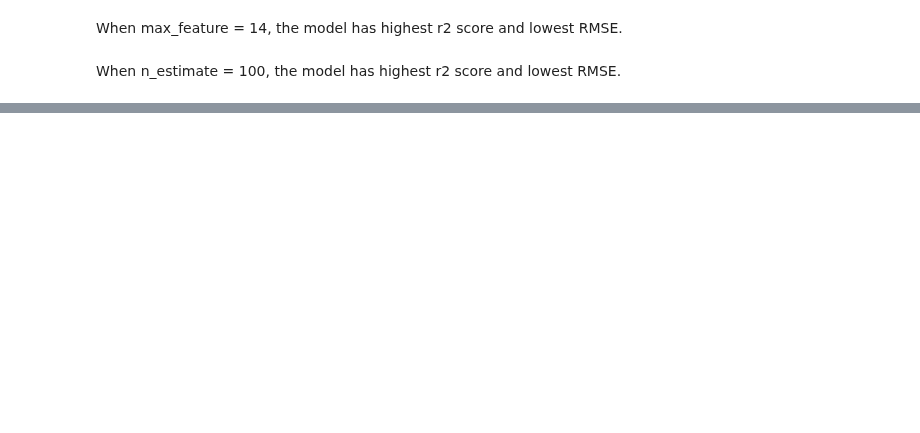
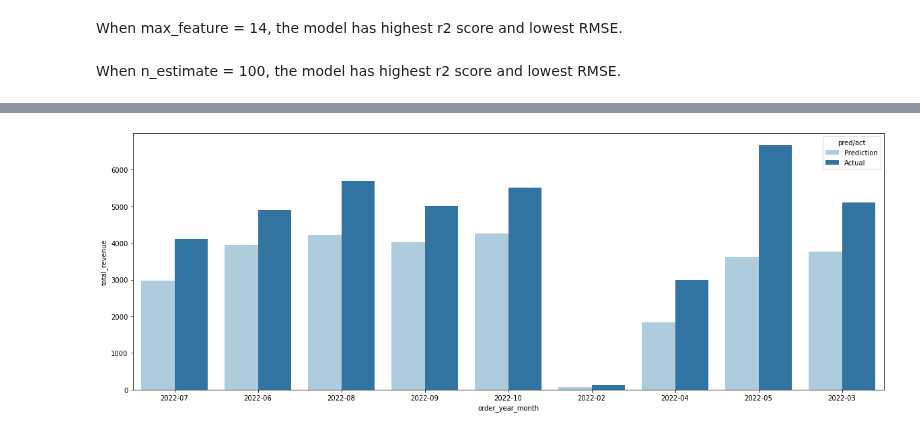
Before and after one commit to MAST30034-Applied-Data-Science/generic-buy-now-pay-later-project-group-11, a Jupyter notebook: notebooks/model.ipynb, the cells around one changed output, grey strips where cells are left out. Saved outputs shown, nothing was run; the diff lists cells and outputs as text; code cells hidden in the pictures; blank space fills up the shorter version.

Commit message:
done top 100 overall merchants

```diff
--- a/notebooks/model.ipynb
+++ b/notebooks/model.ipynb
@@ -588,0 +706,9 @@ actual_merchant_abn = actual_select['merchant_abn'].tolist()
+# %%
+rf = RandomForestRegressor(n_estimators = 300, random_state = 42,
+                           max_features=14)
+# %%
+rf.fit(X_train, y_train)
+y_pred = rf.predict(X_test)
+# %%
+y_test_actual = np.ravel(scaler_y_test.inverse_transform([y_test]))
+y_pred_actual = np.ravel(scaler_y_test.inverse_transform([y_pred]))
@@ -588,0 +725,20 @@ actual_merchant_abn = actual_select['merchant_abn'].tolist()
+# %%
+df1 = all_df_test[['merchant_abn', 'order_year_month']]
+df1['total_revenue'] = y_pred_actual
+df1['pred/act'] = 'Prediction'
+
+df2 = all_df_test[['merchant_abn', 'order_year_month']]
+df2['total_revenue'] = all_df_test['total_revenue']
+df2['pred/act'] = 'Actual'
+
+df_visualise = pd.concat([df1, df2],axis=0)
+
+df_vis = df_visualise[df_visualise['merchant_abn'] == 79827781481]
+plt.figure(figsize=(20, 7))
+sns.barplot(
+    x="order_year_month", y="total_revenue", hue="pred/act", data=df_vis, ci=95,
+    palette="Paired"
+)
+plt.savefig(f'../plots/rf_all_predvsact_63123845164.png')
+# %% [output]
+[figure, added]
```
Also changed, not shown: parts of 35 cells of this notebook, 1 other file.
